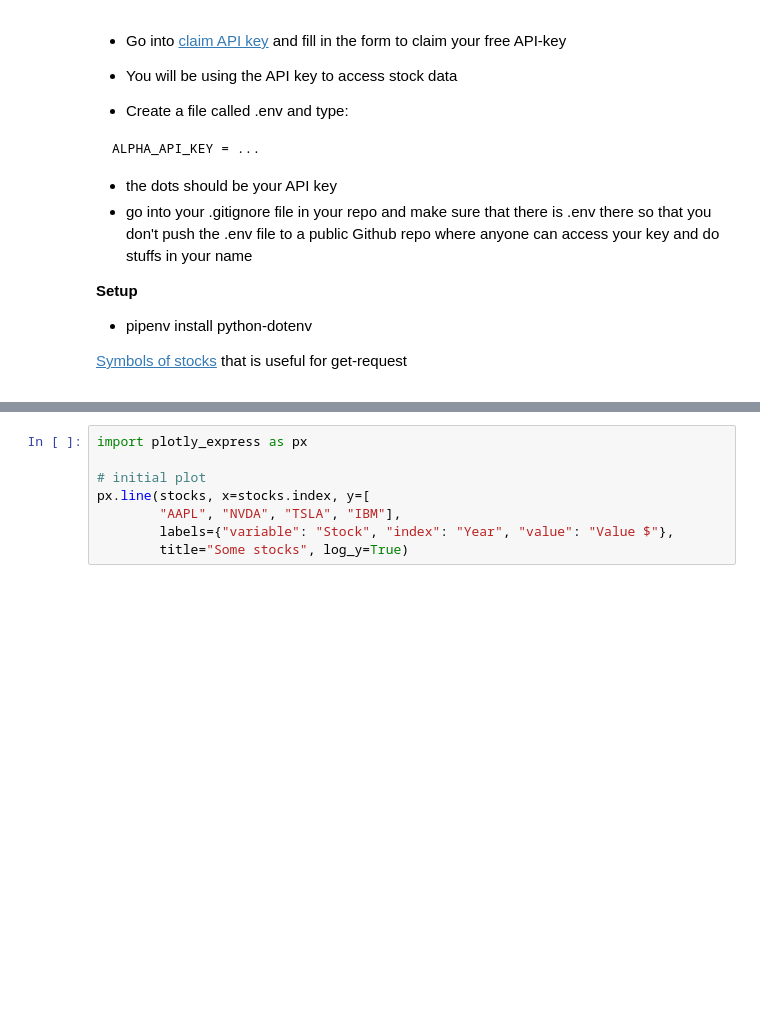
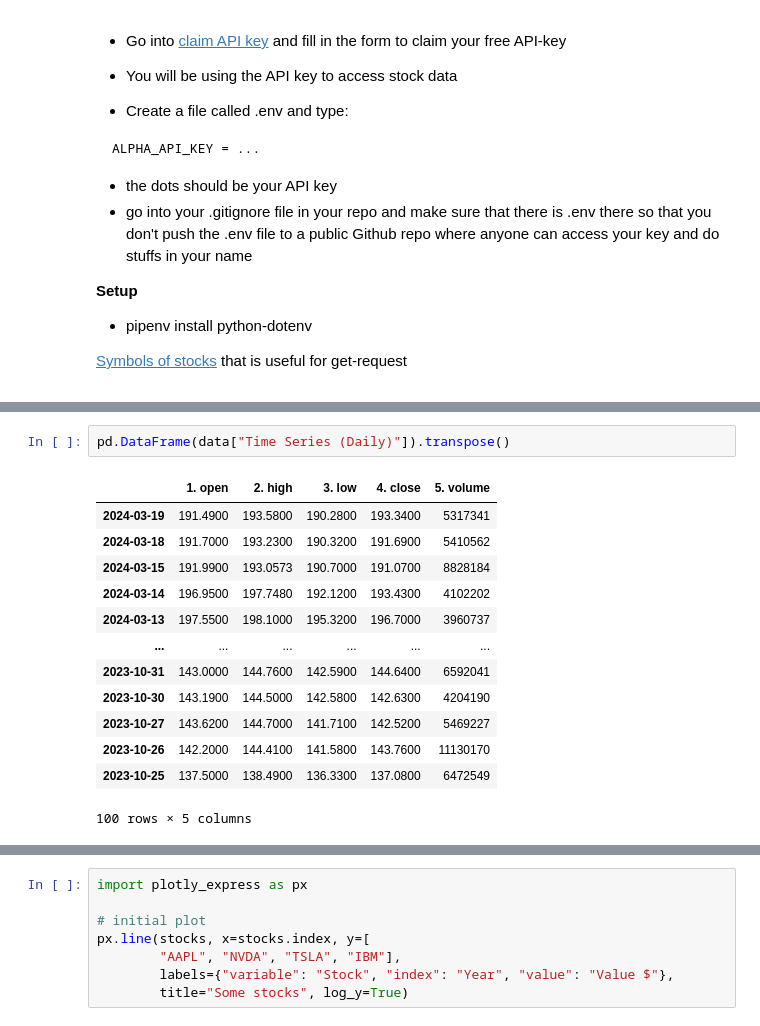
Before and after one commit to saraonsala/Python-Sara-Mellgren-OOPA23, a Jupyter notebook: code_alongs/Lec2.4_API (1).ipynb, the cells around one changed output, grey strips where cells are left out. Saved outputs shown, nothing was run; the diff lists cells and outputs as text; blank space fills up the shorter version.

```diff
--- a/code_alongs/Lec2.4_API (1).ipynb
+++ b/code_alongs/Lec2.4_API (1).ipynb
@@ -81,0 +130,16 @@ KeyError: 'Time Series (Daily)'
+# %%
+pd.DataFrame(data["Time Series (Daily)"]).transpose()
+# %% [output]
+|  | 1. open | 2. high | 3. low | 4. close | 5. volume |
+| 2024-03-19 | 191.4900 | 193.5800 | 190.2800 | 193.3400 | 5317341 |
+| 2024-03-18 | 191.7000 | 193.2300 | 190.3200 | 191.6900 | 5410562 |
+| 2024-03-15 | 191.9900 | 193.0573 | 190.7000 | 191.0700 | 8828184 |
+| 2024-03-14 | 196.9500 | 197.7480 | 192.1200 | 193.4300 | 4102202 |
+| 2024-03-13 | 197.5500 | 198.1000 | 195.3200 | 196.7000 | 3960737 |
+| ... | ... | ... | ... | ... | ... |
+| 2023-10-31 | 143.0000 | 144.7600 | 142.5900 | 144.6400 | 6592041 |
+| 2023-10-30 | 143.1900 | 144.5000 | 142.5800 | 142.6300 | 4204190 |
+| 2023-10-27 | 143.6200 | 144.7000 | 141.7100 | 142.5200 | 5469227 |
+| 2023-10-26 | 142.2000 | 144.4100 | 141.5800 | 143.7600 | 11130170 |
+| 2023-10-25 | 137.5000 | 138.4900 | 136.3300 | 137.0800 | 6472549 |
+100 rows × 5 columns
```
Also changed, not shown: parts of 11 cells of this notebook, 2 other files.
